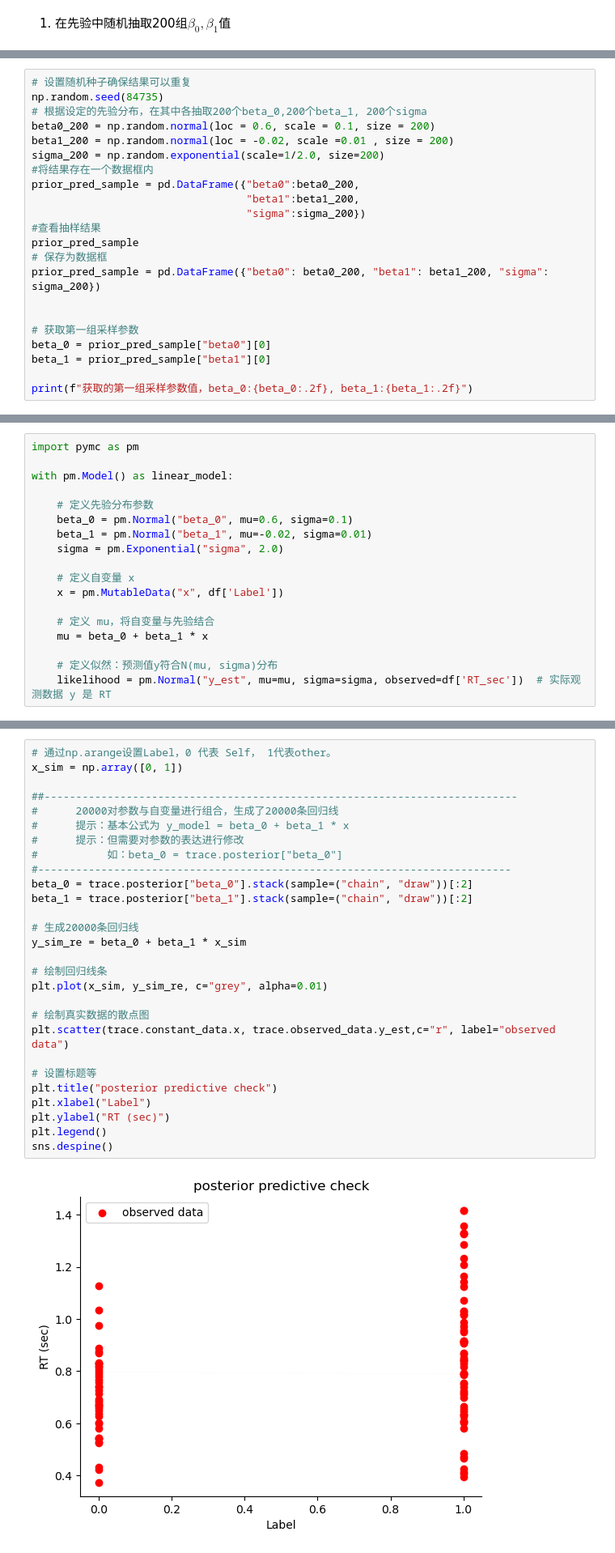
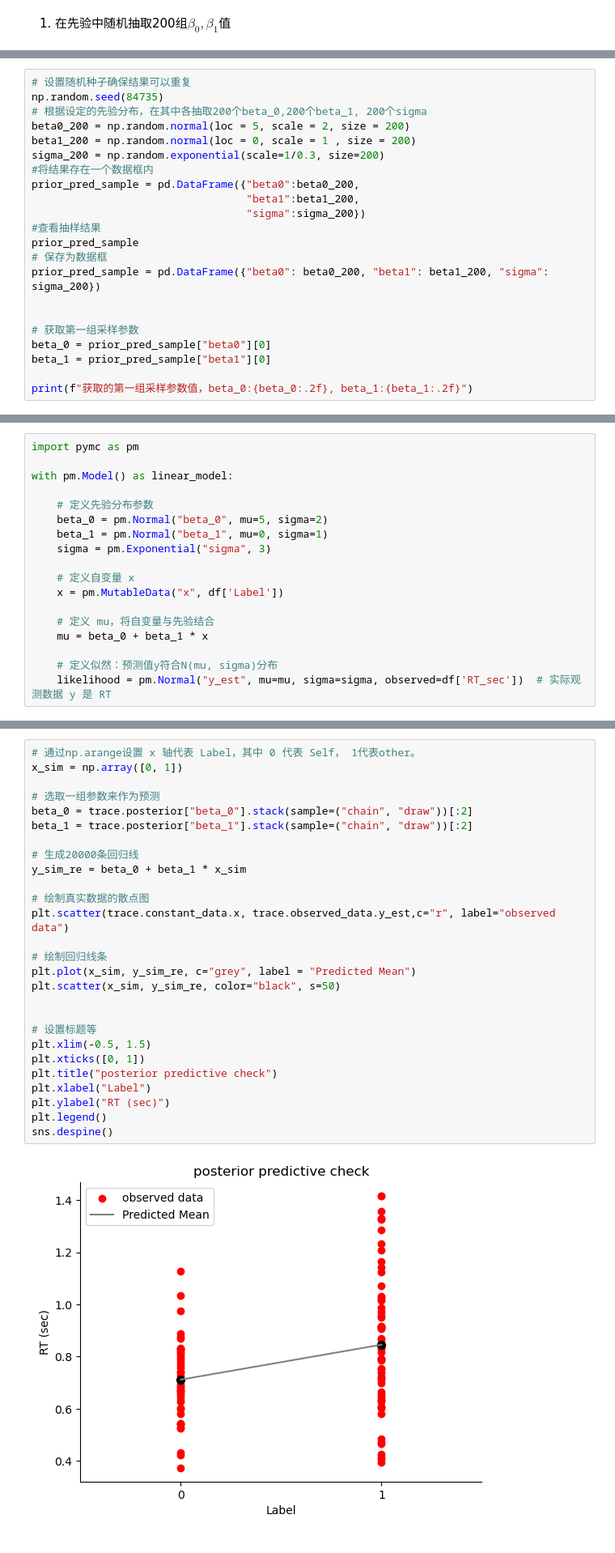
Before and after one commit to hcp4715/psybayesian, a Jupyter notebook: Lecture8.ipynb, the cells around one changed output, grey strips where cells are left out. Shown at 81% size. Saved outputs shown, nothing was run; the diff lists cells and outputs as text.

```diff
--- a/Lecture8.ipynb
+++ b/Lecture8.ipynb
@@ -416,9 +412,9 @@ array([0, 1])
 # 设置随机种子确保结果可以重复
 np.random.seed(84735)
 # 根据设定的先验分布，在其中各抽取200个beta_0,200个beta_1, 200个sigma
-beta0_200 = np.random.normal(loc = 0.6, scale = 0.1, size = 200)
-beta1_200 = np.random.normal(loc = -0.02, scale =0.01 , size = 200)
-sigma_200 = np.random.exponential(scale=1/2.0, size=200)
+beta0_200 = np.random.normal(loc = 5, scale = 2, size = 200)
+beta1_200 = np.random.normal(loc = 0, scale = 1 , size = 200)
+sigma_200 = np.random.exponential(scale=1/0.3, size=200)
 #将结果存在一个数据框内
 prior_pred_sample = pd.DataFrame({"beta0":beta0_200,
                                   "beta1":beta1_200,
@@ -529,9 +622,9 @@ import pymc as pm
 with pm.Model() as linear_model:
 
     # 定义先验分布参数
-    beta_0 = pm.Normal("beta_0", mu=0.6, sigma=0.1)
-    beta_1 = pm.Normal("beta_1", mu=-0.02, sigma=0.01)
-    sigma = pm.Exponential("sigma", 2.0)
+    beta_0 = pm.Normal("beta_0", mu=5, sigma=2)
+    beta_1 = pm.Normal("beta_1", mu=0, sigma=1)
+    sigma = pm.Exponential("sigma", 3)
 
     # 定义自变量 x
     x = pm.MutableData("x", df['Label'])
@@ -752,35 +805,34 @@ az.summary(trace)
 2. 根据 20000对参数（beta_0, beta_1），与自变量(Label)进行组合，生成了20000条回归线
 3. 绘制后验预测结果
 # %%
-# 通过np.arange设置Label，0 代表 Self， 1代表other。
+# 通过np.arange设置 x 轴代表 Label，其中 0 代表 Self， 1代表other。
 x_sim = np.array([0, 1])
 
-##---------------------------------------------------------------------------
-#      20000对参数与自变量进行组合，生成了20000条回归线
-#      提示：基本公式为 y_model = beta_0 + beta_1 * x
-#      提示：但需要对参数的表达进行修改
-#           如：beta_0 = trace.posterior["beta_0"]
-#---------------------------------------------------------------------------
+# 选取一组参数来作为预测
 beta_0 = trace.posterior["beta_0"].stack(sample=("chain", "draw"))[:2]
 beta_1 = trace.posterior["beta_1"].stack(sample=("chain", "draw"))[:2]
 
 # 生成20000条回归线
 y_sim_re = beta_0 + beta_1 * x_sim
 
-# 绘制回归线条
-plt.plot(x_sim, y_sim_re, c="grey", alpha=0.01)
-
 # 绘制真实数据的散点图
 plt.scatter(trace.constant_data.x, trace.observed_data.y_est,c="r", label="observed data")
 
+# 绘制回归线条
+plt.plot(x_sim, y_sim_re, c="grey", label = "Predicted Mean")
+plt.scatter(x_sim, y_sim_re, color="black", s=50)
+
+
 # 设置标题等
+plt.xlim(-0.5, 1.5)
+plt.xticks([0, 1])
 plt.title("posterior predictive check")
 plt.xlabel("Label")
 plt.ylabel("RT (sec)")
 plt.legend()
 sns.despine()
 # %% [output]
-[figure, old version]
+[figure, new version]
 # %% [markdown]
 **使用`plot_lm` 绘制后验预测的线性模型**
 
```
Also changed, not shown: parts of 62 cells of this notebook, 1 other file.
